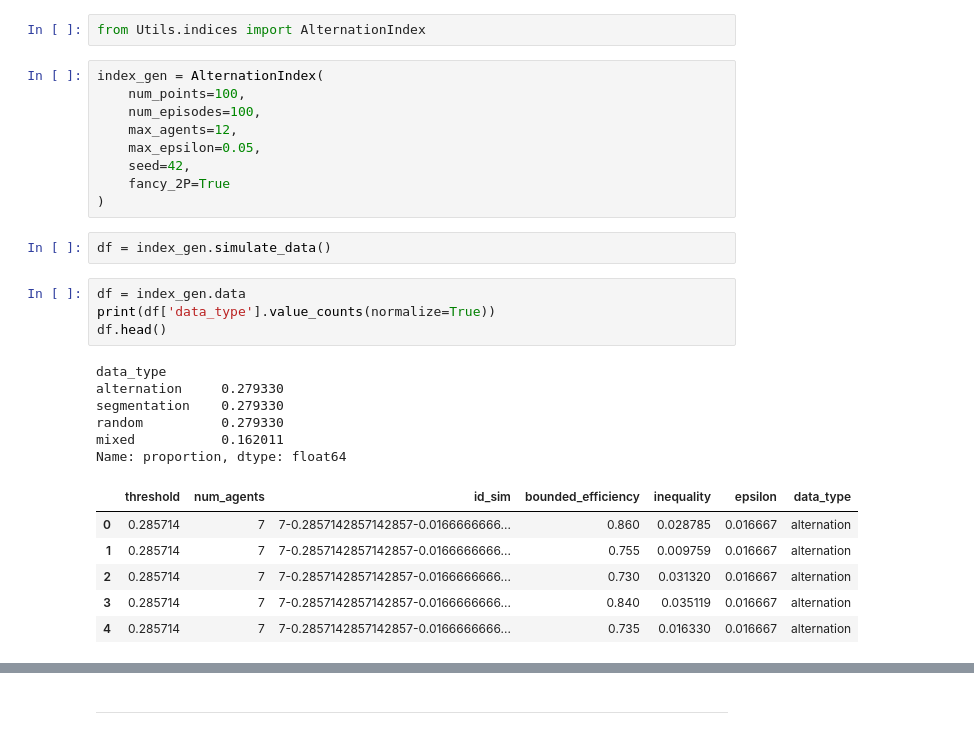
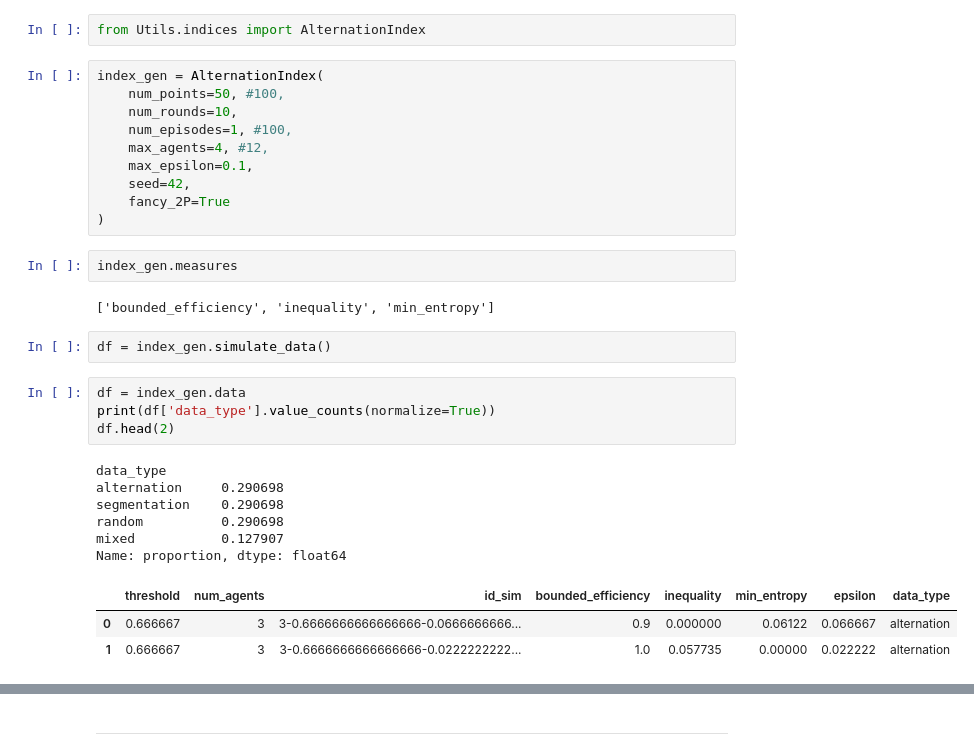
Before and after one commit to EAndrade-Lotero/Cognitive_Models_El_Farol_Bar_Problem, a Jupyter notebook: Notebooks/generate_alternation_index.ipynb, the cells around one changed output, grey strips where cells are left out. Saved outputs shown, nothing was run; the diff lists cells and outputs as text.

```diff
--- a/Notebooks/generate_alternation_index.ipynb
+++ b/Notebooks/generate_alternation_index.ipynb
@@ -8,32 +8,34 @@ sys.path.append('../src')
 from Utils.indices import AlternationIndex
 # %%
 index_gen = AlternationIndex(
-    num_points=100,
-    num_episodes=100,
-    max_agents=12,
-    max_epsilon=0.05,
+    num_points=50, #100,
+    num_rounds=10,
+    num_episodes=1, #100,
+    max_agents=4, #12,
+    max_epsilon=0.1,
     seed=42,
     fancy_2P=True
 )
+# %%
+index_gen.measures
+# %% [output]
+['bounded_efficiency', 'inequality', 'min_entropy']
 # %%
 df = index_gen.simulate_data()
 # %%
 df = index_gen.data
 print(df['data_type'].value_counts(normalize=True))
-df.head()
+df.head(2)
 # %% [output]
 data_type
-alternation     0.279330
-segmentation    0.279330
-random          0.279330
-mixed           0.162011
+alternation     0.290698
+segmentation    0.290698
+random          0.290698
+mixed           0.127907
 Name: proportion, dtype: float64
-|  | threshold | num_agents | id_sim | bounded_efficiency | inequality | epsilon | data_type |
-| 0 | 0.285714 | 7 | 7-0.2857142857142857-0.0166666666... | 0.860 | 0.028785 | 0.016667 | alternation |
-| 1 | 0.285714 | 7 | 7-0.2857142857142857-0.0166666666... | 0.755 | 0.009759 | 0.016667 | alternation |
-| 2 | 0.285714 | 7 | 7-0.2857142857142857-0.0166666666... | 0.730 | 0.031320 | 0.016667 | alternation |
-| 3 | 0.285714 | 7 | 7-0.2857142857142857-0.0166666666... | 0.840 | 0.035119 | 0.016667 | alternation |
-| 4 | 0.285714 | 7 | 7-0.2857142857142857-0.0166666666... | 0.735 | 0.016330 | 0.016667 | alternation |
+|  | threshold | num_agents | id_sim | bounded_efficiency | inequality | min_entropy | epsilon | data_type |
+| 0 | 0.666667 | 3 | 3-0.6666666666666666-0.0666666666... | 0.9 | 0.000000 | 0.06122 | 0.066667 | alternation |
+| 1 | 0.666667 | 3 | 3-0.6666666666666666-0.0222222222... | 1.0 | 0.057735 | 0.00000 | 0.022222 | alternation |
 # %%
 index_gen.create_index_sklearn()
 # %% [output]
```
Also changed, not shown: parts of 8 cells of this notebook, 9 other files.
